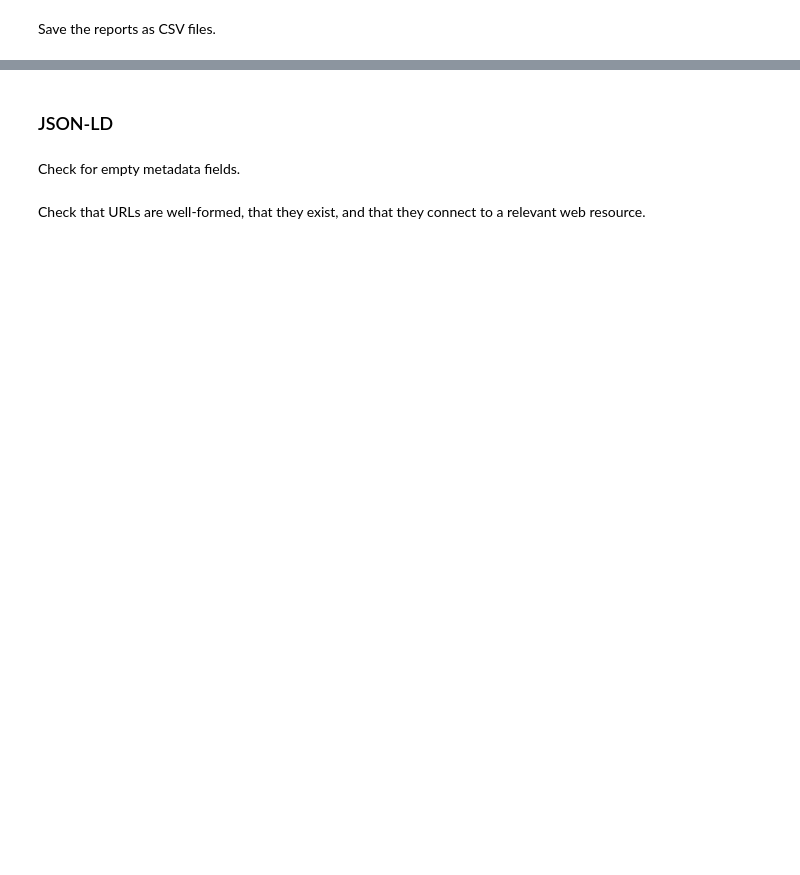
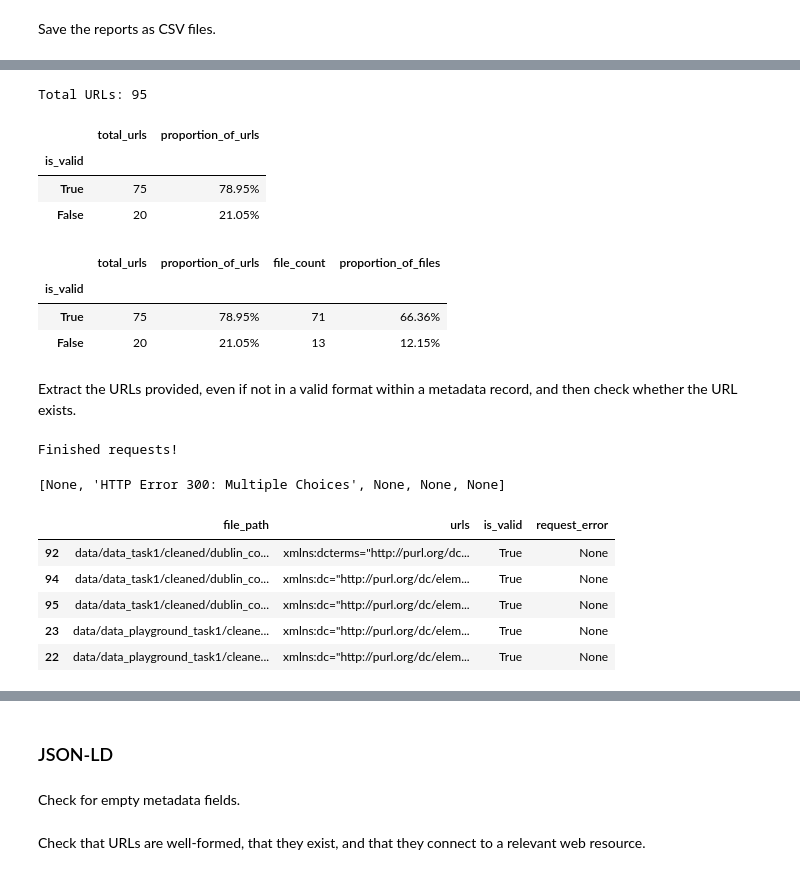
Before and after one commit to thegoose20/lada-eval, a Jupyter notebook: evaluation-completeness.ipynb, the cells around one changed output, grey strips where cells are left out. Cells and saved outputs as stored; diff of their text form; code cells hidden in the pictures; blank space fills up the shorter version.

```diff
--- a/evaluation-completeness.ipynb
+++ b/evaluation-completeness.ipynb
@@ -302,0 +367,3 @@ Check that URLs are well-formed, that they exist, and that they connect to a rel
+# %%
+urls = list(url_df_exploded.urls)
+print(urls[:3])
@@ -302,0 +374,2 @@ Check that URLs are well-formed, that they exist, and that they connect to a rel
+# %%
+correct_pattern = '[a-z]+:[a-z]+="https?://[a-z0-9\-._~:/?#@!$&\'()*+,;=%]+"'
@@ -302,0 +392,67 @@ Check that URLs are well-formed, that they exist, and that they connect to a rel
+# %%
+total_urls = url_df_exploded.shape[0]
+print("Total URLs:", total_urls)
+# %% [output]
+Total URLs: 95
+# %%
+url_status = pd.DataFrame(url_df_exploded.is_valid.value_counts()).rename(columns={"count":"total_urls"})
+proportions = (url_status[["total_urls"]]/total_urls).values
+percentages = [f"{proportion[0]*100:.2f}%" for proportion in proportions]
+url_status.insert(len(url_status.columns), "proportion_of_urls", percentages)
+url_status
+# %% [output]
+|  | total_urls | proportion_of_urls |
+| is_valid |  |  |
+| True | 75 | 78.95% |
+| False | 20 | 21.05% |
+# %%
+file_url_status = url_df_exploded.drop(columns=["urls"]).drop_duplicates()
+file_url_status = pd.DataFrame(file_url_status.is_valid.value_counts()).rename(columns={"count":"file_count"})
+df_url_status = url_status.join(file_url_status)
+proportions = (df_url_status[["file_count"]]/total_dc_files).values
+percentages = [f"{proportion[0]*100:.2f}%" for proportion in proportions]
+df_url_status.insert(len(df_url_status.columns), "proportion_of_files", percentages)
+df_url_status
+# %% [output]
+|  | total_urls | proportion_of_urls | file_count | proportion_of_files |
+| is_valid |  |  |  |  |
+| True | 75 | 78.95% | 71 | 66.36% |
+| False | 20 | 21.05% | 13 | 12.15% |
+# %% [markdown]
+Extract the URLs provided, even if not in a valid format within a metadata record, and then check whether the URL exists.
+# %%
+# Check that each URL is a valid URL
+os.environ["no_proxy"] = "*"  #https://docs.python.org/3/library/urllib.request.html
+request_errors = []
+for url in urls:
+    clean = re.findall('https?:\/\/[^>"]+', url)
+    if len(clean) > 0:
+        clean_url = clean[0]
+        clean_url = clean_url.strip('"')
+        clean_url = clean_url.strip(' ')
+        try:
+            url_request = urllib.request.Request(clean_url, headers={'User-Agent': 'Mozilla/8.0'})
+            html = urllib.request.urlopen(url_request, timeout=5).read()
+            request_errors += [None]  # No error
+        except Exception as e:
+            request_errors += [str(e)]
+    else:
+        request_errors += ["Invalid format (no request made)"]
+print("Finished requests!")
+# %% [output]
+Finished requests!
+# %%
+print(request_errors[:5])
+# %% [output]
+[None, 'HTTP Error 300: Multiple Choices', None, None, None]
+# %%
+url_df_exploded = url_df_exploded.drop(columns=["request_error"])
+url_df_exploded.insert(len(url_df_exploded.columns), "request_error", request_errors)
+url_df_exploded.tail()
+# %% [output]
+|  | file_path | urls | is_valid | request_error |
+| 92 | data/data_task1/cleaned/dublin_co... | xmlns:dcterms="http://purl.org/dc... | True | None |
+| 94 | data/data_task1/cleaned/dublin_co... | xmlns:dc="http://purl.org/dc/elem... | True | None |
+| 95 | data/data_task1/cleaned/dublin_co... | xmlns:dc="http://purl.org/dc/elem... | True | None |
+| 23 | data/data_playground_task1/cleane... | xmlns:dc="http://purl.org/dc/elem... | True | None |
+| 22 | data/data_playground_task1/cleane... | xmlns:dc="http://purl.org/dc/elem... | True | None |
```
Also changed, not shown: parts of 29 cells of this notebook.
